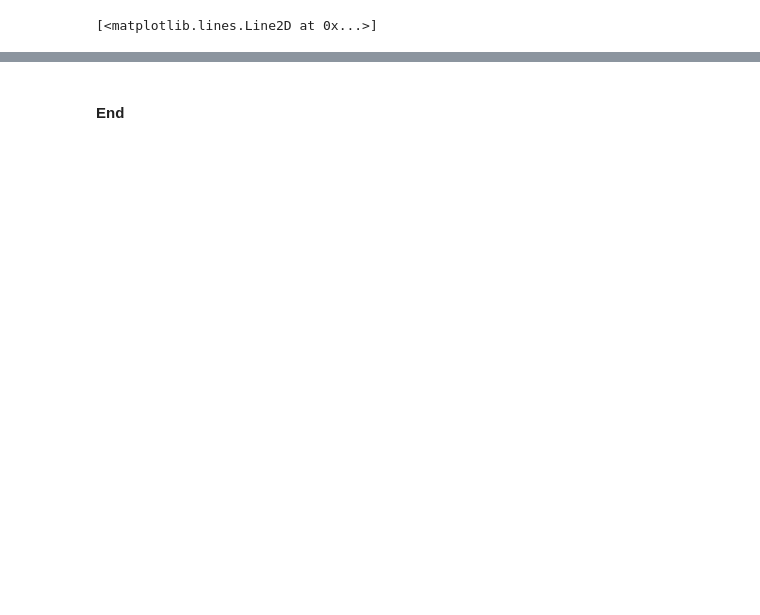
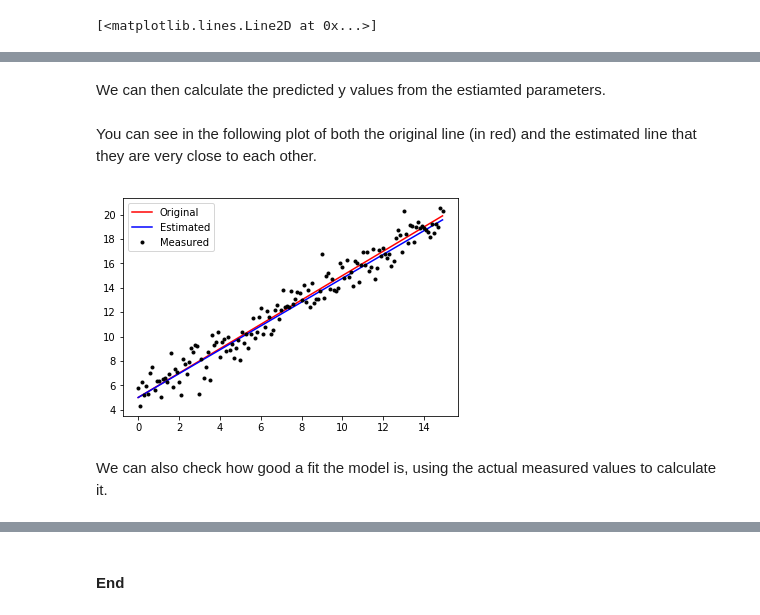
Before and after one commit to QiFuChina/emerging-technologies.github.io, a Jupyter notebook: notebooks/simple-linear-regression.ipynb, the cells around one changed output, grey strips where cells are left out. Drawn from its saved outputs; the diff is of its cells as text; code cells hidden in the pictures; blank space fills up the shorter version.

```diff
--- a/notebooks/simple-linear-regression.ipynb
+++ b/notebooks/simple-linear-regression.ipynb
@@ -118,5 +165,19 @@ m_est, c_est
+# %% [markdown]
+We can then calculate the predicted y values from the estiamted parameters.
 # %%
 y_est = (m_est * x) + c
+# %% [markdown]
+You can see in the following plot of both the original line (in red) and the estimated line that they are very close to each other.
+# %%
+pl.plot(x, y, 'r-', label='Original')
+pl.plot(x, y_est, 'b-', label='Estimated')
+pl.plot(x, y_meas, 'k.', label='Measured')
+pl.legend()
+pl.show()
+# %% [output]
+[figure, added]
+# %% [markdown]
+We can also check how good a fit the model is, using the actual measured values to calculate it.
 # %%
 r_sq = 1 - np.sum((y_meas - y_est)**2) / np.sum(y_norm**2)
 r_sq
```
Also changed, not shown: parts of 22 cells of this notebook, 2 other files.
